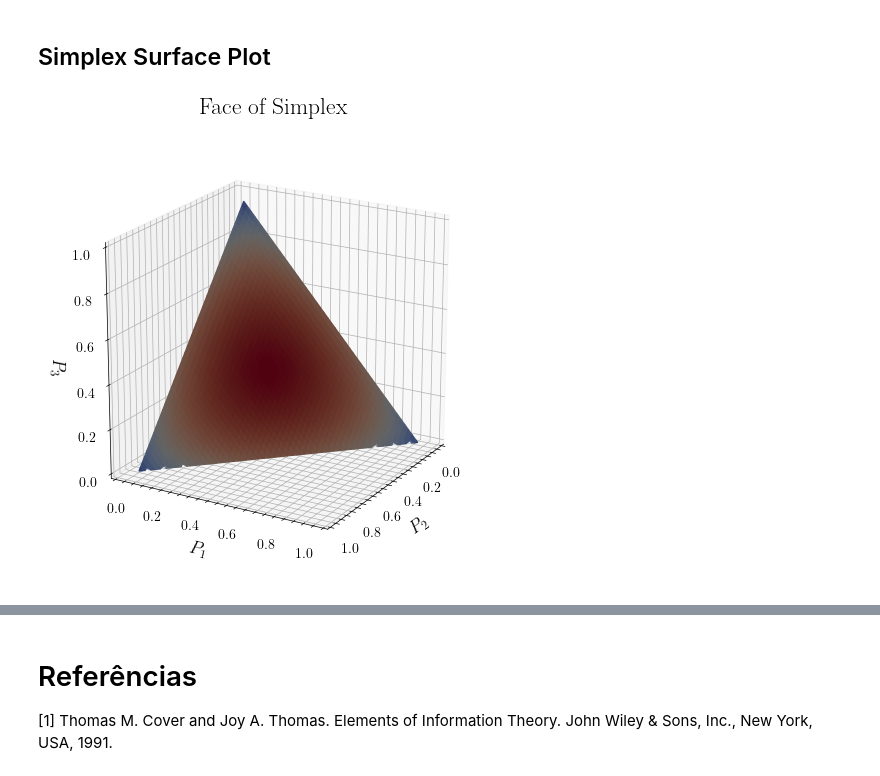
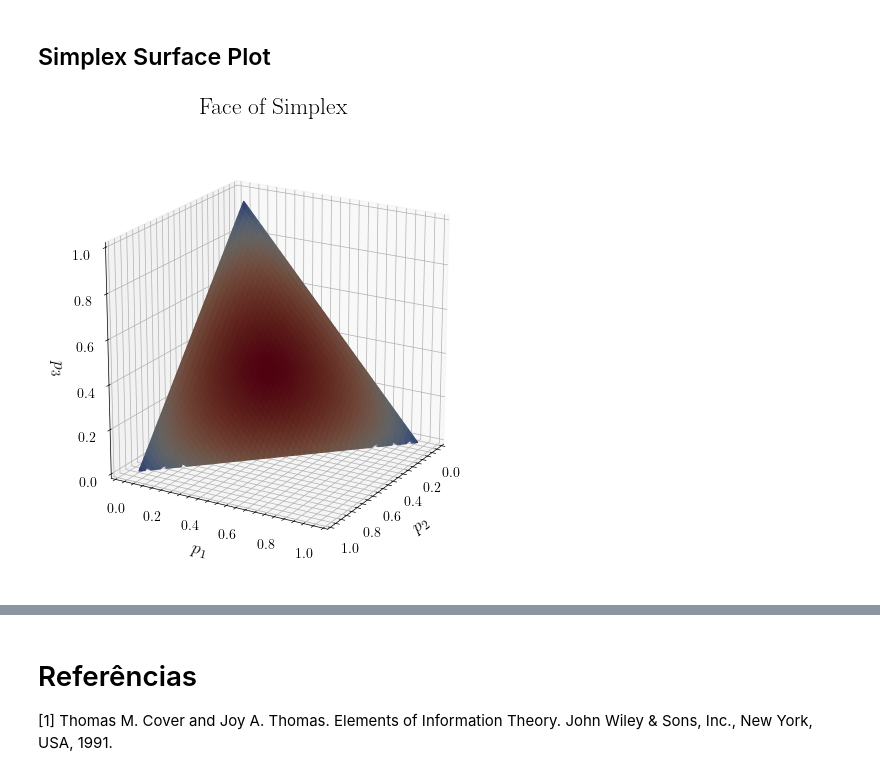
Before and after one commit to silasabs/TIC, a Jupyter notebook: 1. Intro Entropy.ipynb, the cells around one changed output, grey strips where cells are left out. Saved outputs shown, nothing was run; the diff lists cells and outputs as text; code cells hidden in the pictures.

```diff
--- a/1. Intro Entropy.ipynb
+++ b/1. Intro Entropy.ipynb
@@ -170,34 +170,34 @@ the behaviour of $H$ over the surface of points ${0}\leq p_{i}\leq1$ such that $
 # Defines the bounds and implied region
 x = np.linspace(0, 1, 100)
 y = np.linspace(0, 1, 100)
 X, Y = np.meshgrid(x, y)
 Z = 1 - X - Y
 
 # Mask for valid region
 mask = (X >= 0) & (Y >= 0) & (X + Y <= 1)
 Z = np.where(mask, Z, np.nan)
 
 # Calculate colors based on entropy
 colors = np.zeros(Z.shape)
 for i in range(Z.shape[0]):
     for j in range(Z.shape[1]):
         if mask[i, j]:
             colors[i, j] = entropy([X[i, j], Y[i, j], Z[i, j]])
 
 norm = plt.Normalize(vmin=np.nanmin(colors), vmax=np.nanmax(colors))
 
 # Plot 3D
 fig = plt.figure(figsize=(7, 6))
 ax = fig.add_subplot(111, projection='3d')
 
 # Colorized surface
 surf = ax.plot_surface(X, Y, Z, facecolors=cm.coolwarm(norm(colors)), antialiased=True)
 
-ax.set_xlabel('$P_2$', fontsize=13)
-ax.set_ylabel('$P_1$', fontsize=13)
-ax.set_zlabel('$P_3$', fontsize=13)
+ax.set_xlabel('$p_2$', fontsize=13)
+ax.set_ylabel('$p_1$', fontsize=13)
+ax.set_zlabel('$p_3$', fontsize=13)
 ax.set_title('Face of Simplex', fontsize=17)
 ax.set_box_aspect([1, 1, 1], zoom=0.90)
 ax.view_init(elev=20, azim=30)
 # %% [output]
-[figure, old version]
+[figure, new version]
```
Also changed, not shown: parts of 1 cell of this notebook.
